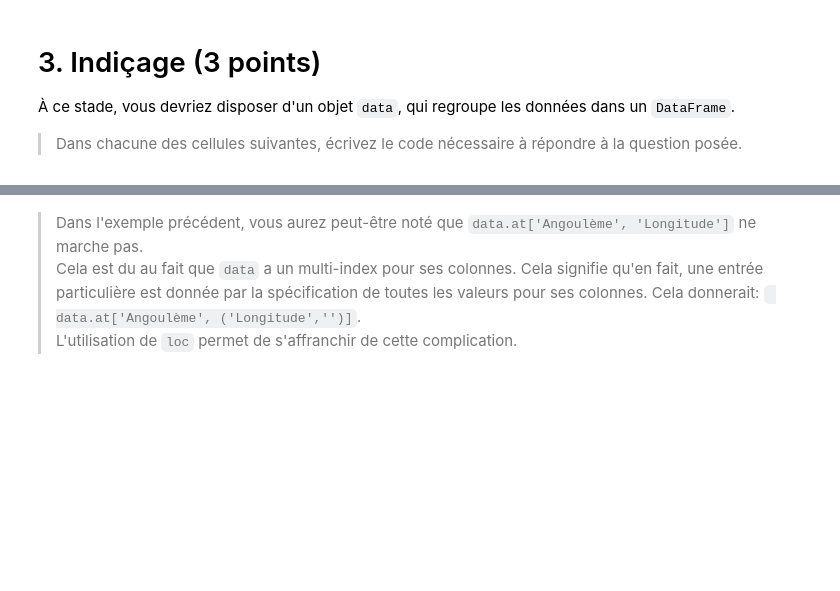
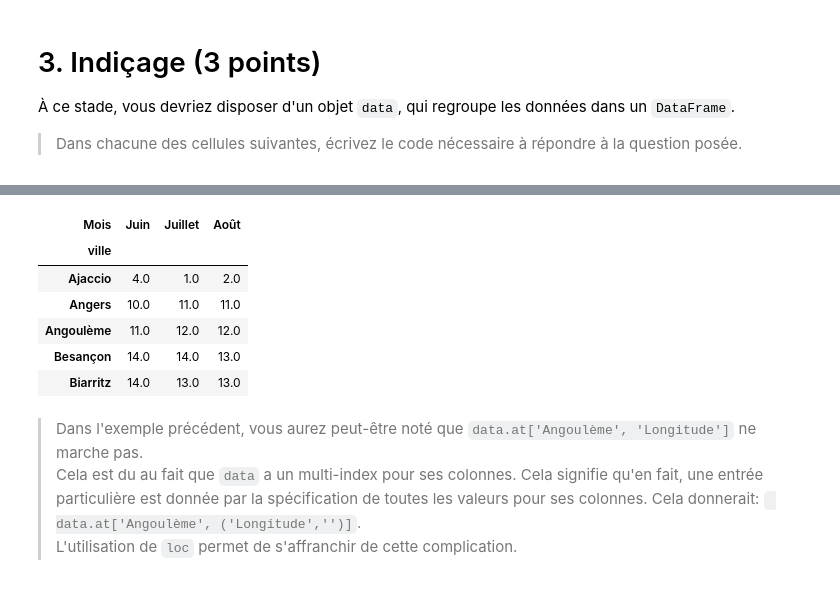
Before and after one commit to campusplage/compte-rendus-bobo_florian__seck_omar, a Jupyter notebook: TP1_pandas.ipynb, the cells around one changed output, grey strips where cells are left out. Drawn from its saved outputs; the diff is of its cells as text; code cells hidden in the pictures; blank space fills up the shorter version.

```diff
--- a/TP1_pandas.ipynb
+++ b/TP1_pandas.ipynb
@@ -144,5 +171,14 @@ Comme vous le constatez, `pandas` est en fait encore plus puissant que ce que je
 # %%
 # Affichez le nombre de jours de pluie de toutes les villes pour les mois de "Juin", "Juillet" et "Août"
+data['Jours de pluie'][['Juin','Juillet','Août']].head()  #On affiche que les 5 premières lignes pour ne pas surcharger le notebook
+# %% [output]
+| Mois | Juin | Juillet | Août |
+| ville |  |  |  |
+| Ajaccio | 4.0 | 1.0 | 2.0 |
+| Angers | 10.0 | 11.0 | 11.0 |
+| Angoulème | 11.0 | 12.0 | 12.0 |
+| Besançon | 14.0 | 14.0 | 13.0 |
+| Biarritz | 14.0 | 13.0 | 13.0 |
 # %%
 # Affichez une phrase qui indique la latitude et longitude d'Angoulème.
 # (utilisez `loc` et le formattage de chaines de caractère avec print)
```
Also changed, not shown: parts of 4 cells of this notebook.
